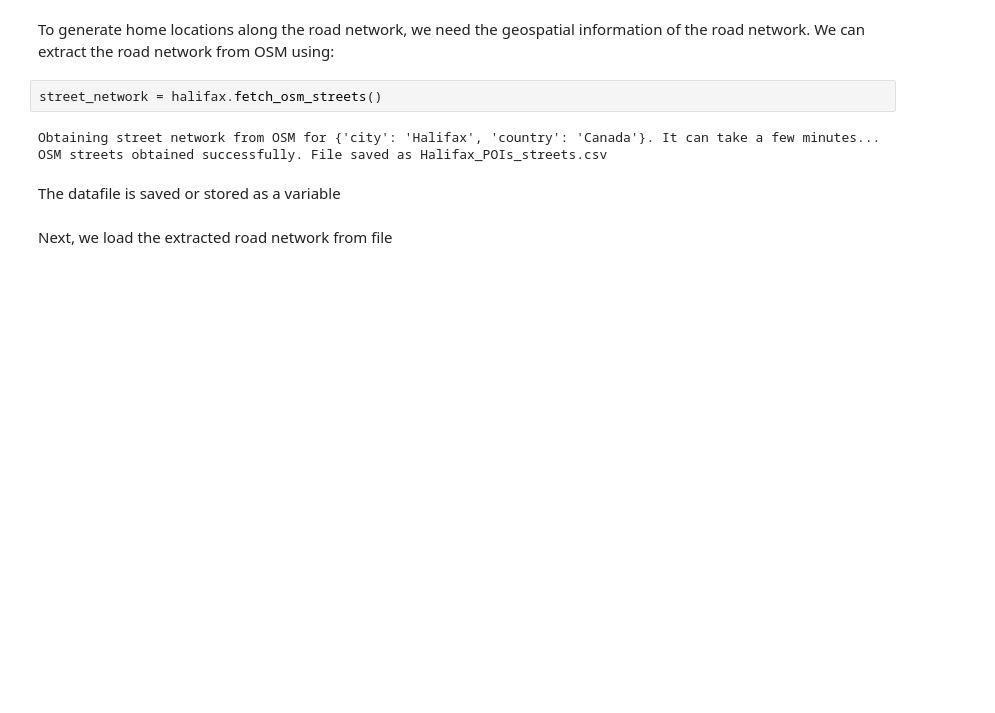
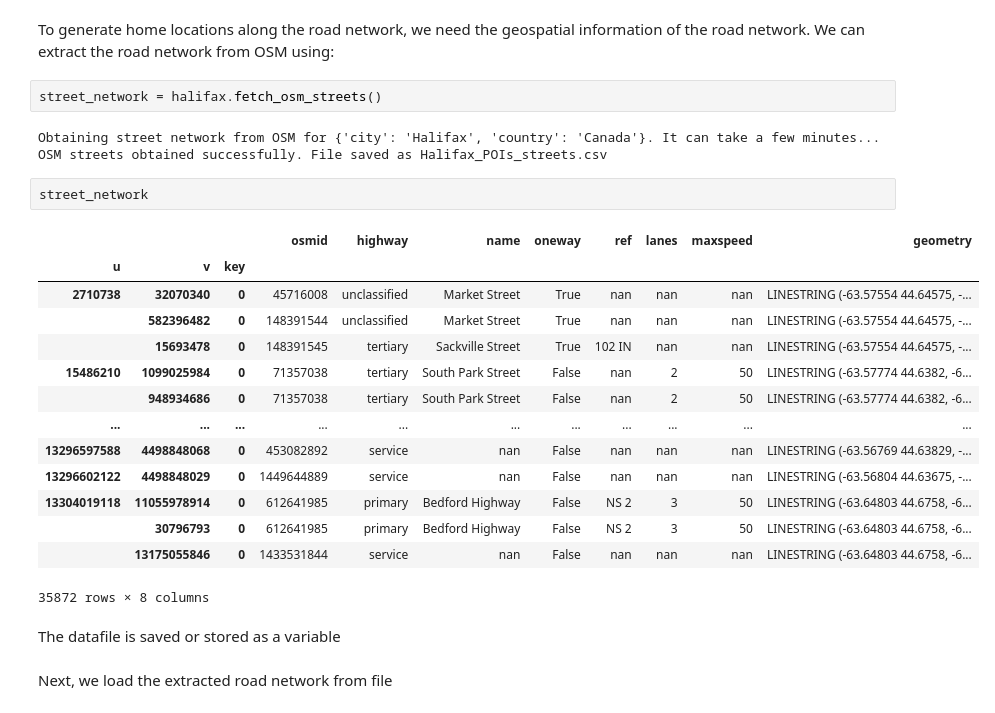
Before and after one commit to bladitoaza/spatialzOSM-examples, a Jupyter notebook: Halifax/Halifax_locations.ipynb, the cells around one changed output. Drawn from its saved outputs; the diff is of its cells as text; blank space fills up the shorter version.

```diff
--- a/Halifax/Halifax_locations.ipynb
+++ b/Halifax/Halifax_locations.ipynb
@@ -134,6 +204,23 @@ street_network = halifax.fetch_osm_streets()
 # %% [output]
 Obtaining street network from OSM for {'city': 'Halifax', 'country': 'Canada'}. It can take a few minutes...
 OSM streets obtained successfully. File saved as Halifax_POIs_streets.csv
+# %%
+street_network
+# %% [output]
+|  |  |  | osmid | highway | name | oneway | ref | lanes | maxspeed | geometry |
+| u | v | key |  |  |  |  |  |  |  |  |
+| 2710738 | 32070340 | 0 | 45716008 | unclassified | Market Street | True | nan | nan | nan | LINESTRING (-63.57554 44.64575, -... |
+|  | 582396482 | 0 | 148391544 | unclassified | Market Street | True | nan | nan | nan | LINESTRING (-63.57554 44.64575, -... |
+|  | 15693478 | 0 | 148391545 | tertiary | Sackville Street | True | 102 IN | nan | nan | LINESTRING (-63.57554 44.64575, -... |
+| 15486210 | 1099025984 | 0 | 71357038 | tertiary | South Park Street | False | nan | 2 | 50 | LINESTRING (-63.57774 44.6382, -6... |
+|  | 948934686 | 0 | 71357038 | tertiary | South Park Street | False | nan | 2 | 50 | LINESTRING (-63.57774 44.6382, -6... |
+| ... | ... | ... | ... | ... | ... | ... | ... | ... | ... | ... |
+| 13296597588 | 4498848068 | 0 | 453082892 | service | nan | False | nan | nan | nan | LINESTRING (-63.56769 44.63829, -... |
+| 13296602122 | 4498848029 | 0 | 1449644889 | service | nan | False | nan | nan | nan | LINESTRING (-63.56804 44.63675, -... |
+| 13304019118 | 11055978914 | 0 | 612641985 | primary | Bedford Highway | False | NS 2 | 3 | 50 | LINESTRING (-63.64803 44.6758, -6... |
+|  | 30796793 | 0 | 612641985 | primary | Bedford Highway | False | NS 2 | 3 | 50 | LINESTRING (-63.64803 44.6758, -6... |
+|  | 13175055846 | 0 | 1433531844 | service | nan | False | nan | nan | nan | LINESTRING (-63.64803 44.6758, -6... |
+35872 rows × 8 columns
 # %% [markdown]
 The datafile is saved or stored as a variable
 # %% [markdown]
```
Also changed, not shown: parts of 7 cells of this notebook, 3 other files.
